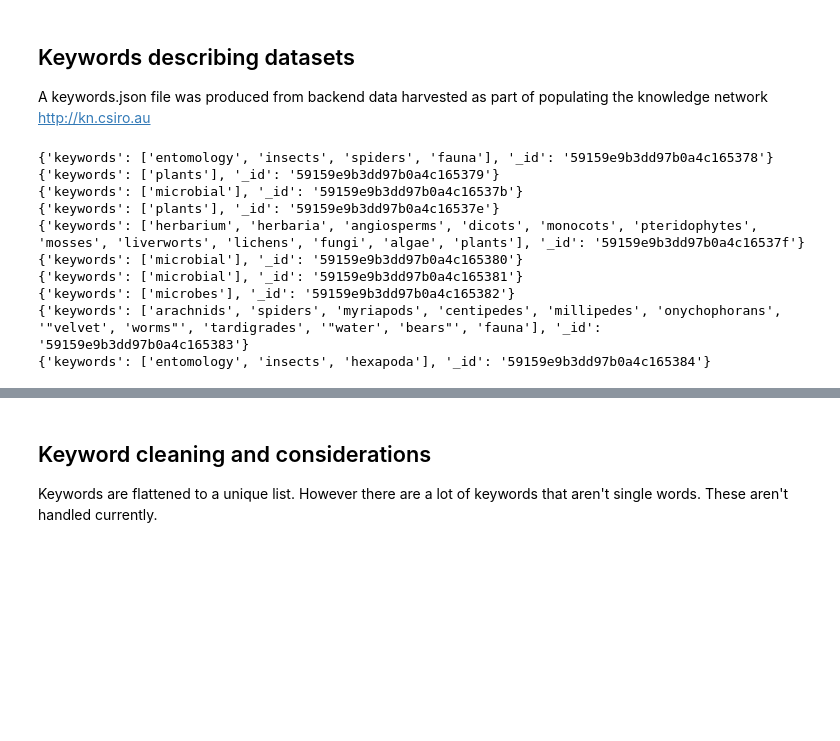
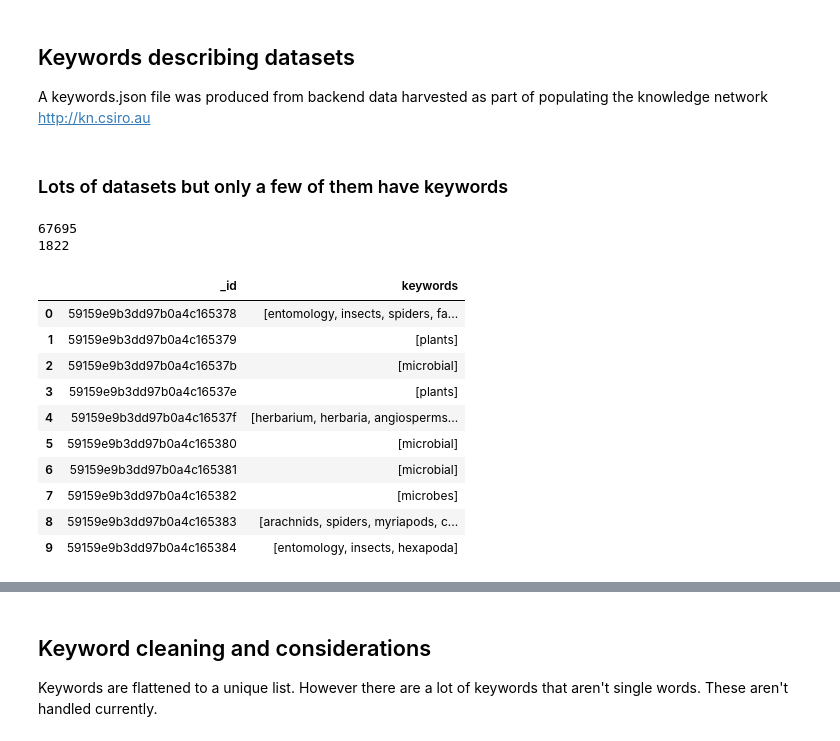
Before and after one commit to oznome/TagTagWord2Vec, a Jupyter notebook: TagTagWord2Vec.ipynb, the cells around one changed output, grey strips where cells are left out. Saved outputs shown, nothing was run; the diff lists cells and outputs as text; code cells hidden in the pictures; blank space fills up the shorter version.

```diff
--- a/TagTagWord2Vec.ipynb
+++ b/TagTagWord2Vec.ipynb
@@ -49,19 +49,31 @@ import json
 # %%
 with open('./keywords.json') as keywords_json_file:
     raw_keywords = json.load(keywords_json_file)
+# %% [markdown]
+### Lots of datasets but only a few of them have keywords
 # %%
 keywords_dict = [keyword for keyword in raw_keywords if 'keywords' in keyword.keys() and keyword['keywords'] != None]
-# %%
-for anItem in keywords_dict[0:10]:
-    print(anItem)
-# %% [output]
-{'keywords': ['entomology', 'insects', 'spiders', 'fauna'], '_id': '59159e9b3dd97b0a4c165378'}
-{'keywords': ['plants'], '_id': '59159e9b3dd97b0a4c165379'}
-{'keywords': ['microbial'], '_id': '59159e9b3dd97b0a4c16537b'}
-{'keywords': ['plants'], '_id': '59159e9b3dd97b0a4c16537e'}
-{'keywords': ['herbarium', 'herbaria', 'angiosperms', 'dicots', 'monocots', 'pteridophytes', 'mosses', 'liverworts', 'lichens', 'fungi', 'algae', 'plants'], '_id': '59159e9b3dd97b0a4c16537f'}
-{'keywords': ['microbial'], '_id': '59159e9b3dd97b0a4c165380'}
-{'keywords': ['microbial'], '_id': '59159e9b3dd97b0a4c165381'}
-{'keywords': ['microbes'], '_id': '59159e9b3dd97b0a4c165382'}
-{'keywords': ['arachnids', 'spiders', 'myriapods', 'centipedes', 'millipedes', 'onychophorans', '"velvet', 'worms"', 'tardigrades', '"water', 'bears"', 'fauna'], '_id': '59159e9b3dd97b0a4c165383'}
-{'keywords': ['entomology', 'insects', 'hexapoda'], '_id': '59159e9b3dd97b0a4c165384'}
+# %%
+print(len(raw_keywords))
+print(len(keywords_dict))
+# %% [output]
+67695
+1822
+# %%
+import pandas as pd
+pd.set_option('max_colwidth', 1000)
+
+df = pd.DataFrame.from_dict(keywords_dict)
+df[0:10]
+# %% [output]
+|  | _id | keywords |
+| 0 | 59159e9b3dd97b0a4c165378 | [entomology, insects, spiders, fa... |
+| 1 | 59159e9b3dd97b0a4c165379 | [plants] |
+| 2 | 59159e9b3dd97b0a4c16537b | [microbial] |
+| 3 | 59159e9b3dd97b0a4c16537e | [plants] |
+| 4 | 59159e9b3dd97b0a4c16537f | [herbarium, herbaria, angiosperms... |
+| 5 | 59159e9b3dd97b0a4c165380 | [microbial] |
+| 6 | 59159e9b3dd97b0a4c165381 | [microbial] |
+| 7 | 59159e9b3dd97b0a4c165382 | [microbes] |
+| 8 | 59159e9b3dd97b0a4c165383 | [arachnids, spiders, myriapods, c... |
+| 9 | 59159e9b3dd97b0a4c165384 | [entomology, insects, hexapoda] |
```
Also changed, not shown: parts of 22 cells of this notebook.
